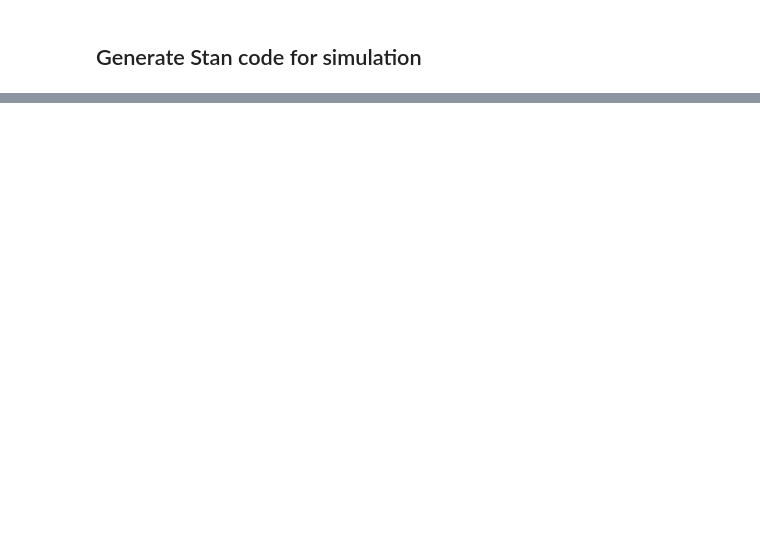
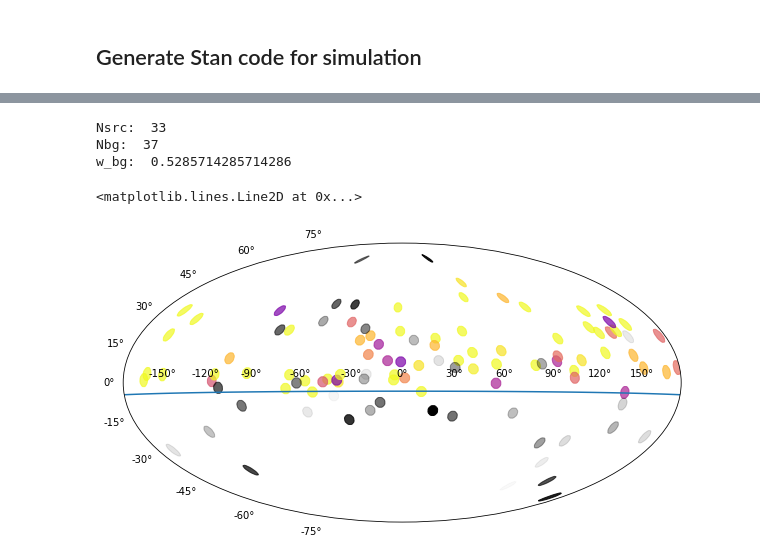
Before and after one commit to specktakel/hierarchical_nu, a Jupyter notebook: software/test_software.ipynb, the cells around one changed output, grey strips where cells are left out. Cells and saved outputs as stored; diff of their text form; code cells hidden in the pictures; blank space fills up the shorter version.

Commit message:
Continue debugging simulation

```diff
--- a/software/test_software.ipynb
+++ b/software/test_software.ipynb
@@ -264,9 +341,39 @@ inputs['Q'] = ( (f*total_flux) / (sum([1 / (4*np.pi * (d*3.086e22)**2)
 # Simulate
 simulation = sm.sampling(data=inputs, iter=1, chains=1,
                          algorithm="Fixed_param")
+# %%
+from astropy.coordinates import SkyCoord
+from astropy import units as u
+
+class Direction():
+    """
+    Input the unit vector vMF samples and
+    store x, y, and z and galactic coordinates
+    of direction in Mpc.
+    """
+
+    def __init__(self, unit_vector_3d):
+        """
+        Input the unit vector samples and
+        store x, y, and z and galactic coordinates
+        of direction in Mpc.
+
+        :param unit_vector_3d: a 3-dimensional unit vector.
+        """
+
+        self.unit_vector = unit_vector_3d
+        transposed_uv = np.transpose(self.unit_vector)
+        self.x = transposed_uv[0]
+        self.y = transposed_uv[1]
+        self.z = transposed_uv[2]
+        self.d = SkyCoord(self.x, self.y, self.z,
+                          unit = 'mpc',
+                          representation_type = 'cartesian',
+                          frame = 'icrs')
+        self.d.representation_type = 'spherical'
+        self.lons = self.d.galactic.l.wrap_at(360 * u.deg).deg
+        self.lats = self.d.galactic.b.wrap_at(180 * u.deg).deg
 # %%
-from fancy.interfaces.stan import Direction
-
 # Energies
 Esrc = simulation.extract(['Esrc'])['Esrc'][0]
 E = simulation.extract(['E'])['E'][0]
@@ -284,16 +391,16 @@ true_dir = Direction(true_dir)
 e_t_ra = true_dir.d.icrs.ra.rad
 e_t_dec = true_dir.d.icrs.dec.rad
 
-source = Direction(unit_vector)
+source = Direction(varpi)
 s_ra = source.d.icrs.ra.rad
 s_dec = source.d.icrs.dec.rad
 
 # event type
-event_type = simulation.extract(['event_type'])['event_type'][0]
-zenith = simulation.extract(['zenith'])['zenith'][0]
+#event_type = simulation.extract(['event_type'])['event_type'][0]
+#zenith = simulation.extract(['zenith'])['zenith'][0]
 # %%
-lam = simulation.extract(['lambda'])['lambda'][0] - 1
-Nc = Ns
+lam = simulation.extract(['Lambda'])['Lambda'][0] - 1
+Nc = inputs['Ns']
 label_cmap = plt.cm.get_cmap('plasma', Nc+1)
 
 lam = list(lam)
@@ -302,23 +409,31 @@ Nbg = lam.count(Nc)
 print('Nsrc: ', Nsrc)
 print('Nbg: ', Nbg)
 print('w_bg: ', Nbg / (Nbg+Nsrc))
+# %% [output]
+Nsrc:  33
+Nbg:  37
+w_bg:  0.5285714285714286
 # %%
 import matplotlib.patches as mpatches
 from matplotlib.collections import PatchCollection
 from matplotlib.colors import LinearSegmentedColormap
 
 fig = plt.figure()
 fig.set_size_inches((10, 8))
 ax = fig.add_subplot(111, projection='hammer')
 
 for r, d, l in zip(e_ra, e_dec, lam):
     color = label_cmap.colors[int(l)]
     circle = mpatches.Circle((r-np.pi,d), 0.05, color=color, alpha=0.7)
     ax.add_patch(circle)
 norm = max([1 - _/zth for _ in redshift])
 for r, d, z in zip(s_ra, s_dec, redshift):
     circle = mpatches.Circle((r-np.pi,d), 0.05, color='k', alpha=(1-z/zth)/norm)
     ax.add_patch(circle)
+ax.axhline(np.deg2rad(-5))
+# %% [output]
+<matplotlib.lines.Line2D at 0x...>
+[figure, added]
 # %%
 # Plot energies
 Emin_cascades = sim_input['Emin_cascades']
```
Also changed, not shown: parts of 13 cells of this notebook, 1 other file.
